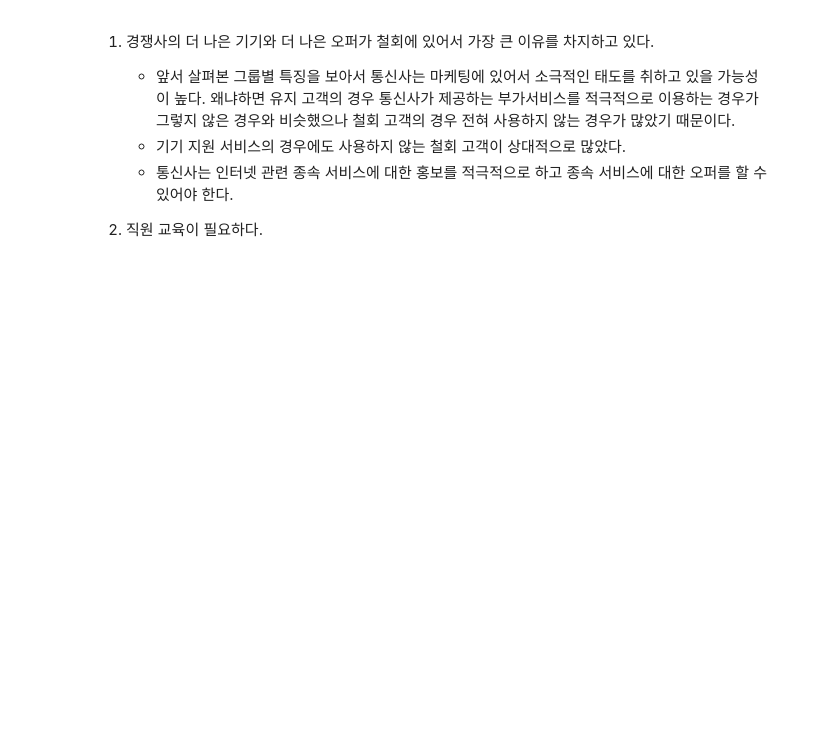
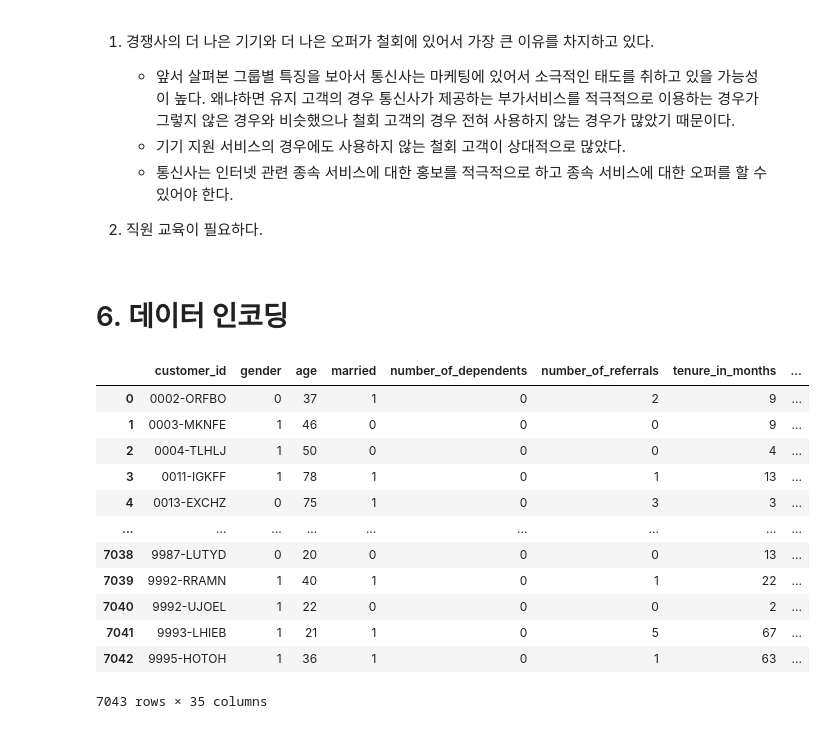
Before and after one commit to minkimNV/SmallProjects, a Jupyter notebook: PredictChurn/CleaningtoEDA.ipynb, the cells around one changed output. Cells and saved outputs as stored; diff of their text form; code cells hidden in the pictures; blank space fills up the shorter version.

```diff
--- a/PredictChurn/CleaningtoEDA.ipynb
+++ b/PredictChurn/CleaningtoEDA.ipynb
@@ -454,0 +453,2 @@ plt.show()
+# %% [markdown]
+# 6. 데이터 인코딩
@@ -454,0 +465,16 @@ plt.show()
+# %%
+df
+# %% [output]
+|  | customer_id | gender | age | married | number_of_dependents | number_of_referrals | tenure_in_months | ... |
+| 0 | 0002-ORFBO | 0 | 37 | 1 | 0 | 2 | 9 | ... |
+| 1 | 0003-MKNFE | 1 | 46 | 0 | 0 | 0 | 9 | ... |
+| 2 | 0004-TLHLJ | 1 | 50 | 0 | 0 | 0 | 4 | ... |
+| 3 | 0011-IGKFF | 1 | 78 | 1 | 0 | 1 | 13 | ... |
+| 4 | 0013-EXCHZ | 0 | 75 | 1 | 0 | 3 | 3 | ... |
+| ... | ... | ... | ... | ... | ... | ... | ... | ... |
+| 7038 | 9987-LUTYD | 0 | 20 | 0 | 0 | 0 | 13 | ... |
+| 7039 | 9992-RRAMN | 1 | 40 | 1 | 0 | 1 | 22 | ... |
+| 7040 | 9992-UJOEL | 1 | 22 | 0 | 0 | 0 | 2 | ... |
+| 7041 | 9993-LHIEB | 1 | 21 | 1 | 0 | 5 | 67 | ... |
+| 7042 | 9995-HOTOH | 1 | 36 | 1 | 0 | 1 | 63 | ... |
+7043 rows × 35 columns
```
Also changed, not shown: parts of 21 cells of this notebook.
